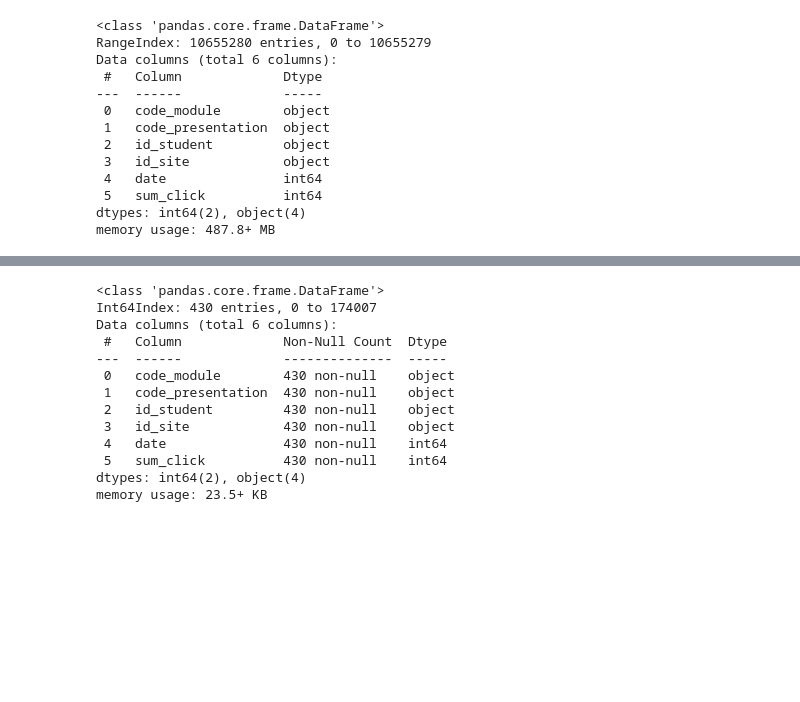
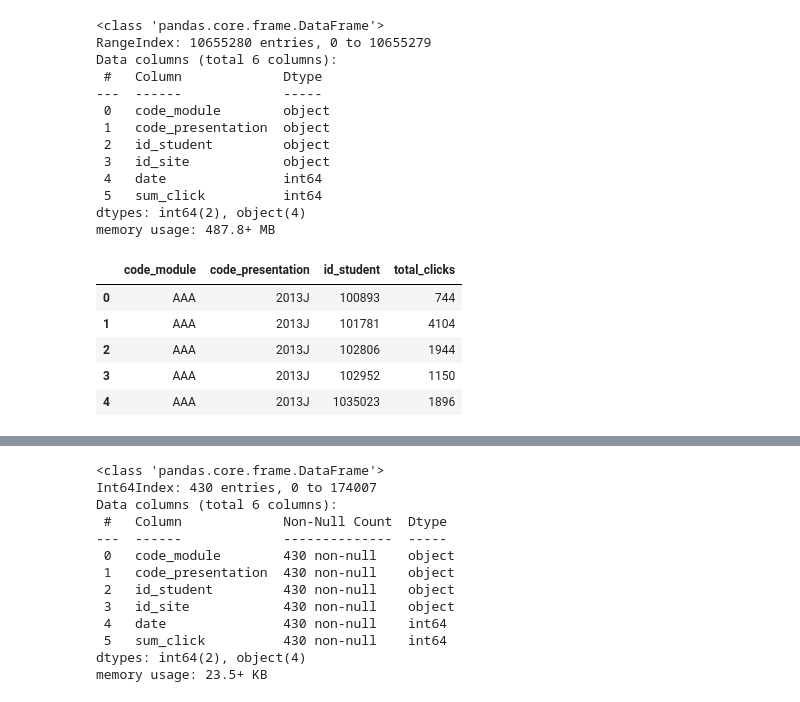
Before and after one commit to jeffreyhwatson/online_outcomes, a Jupyter notebook: notebooks/exploratory/cleaning_eda.ipynb, the cells around one changed output, grey strips where cells are left out. Saved outputs shown, nothing was run; the diff lists cells and outputs as text; code cells hidden in the pictures; blank space fills up the shorter version.

```diff
--- a/notebooks/exploratory/cleaning_eda.ipynb
+++ b/notebooks/exploratory/cleaning_eda.ipynb
@@ -432,3 +484,15 @@ Data columns (total 6 columns):
  5   sum_click          int64
 dtypes: int64(2), object(4)
 memory usage: 487.8+ MB
+# %%
+cols = ['code_module', 'code_presentation', 'id_student']
+clicks = student_vle.groupby(cols)['sum_click'].sum().reset_index(name='total_clicks')
+# %%
+clicks.head()
+# %% [output]
+|  | code_module | code_presentation | id_student | total_clicks |
+| 0 | AAA | 2013J | 100893 | 744 |
+| 1 | AAA | 2013J | 101781 | 4104 |
+| 2 | AAA | 2013J | 102806 | 1944 |
+| 3 | AAA | 2013J | 102952 | 1150 |
+| 4 | AAA | 2013J | 1035023 | 1896 |
```
Also changed, not shown: parts of 17 cells of this notebook.
